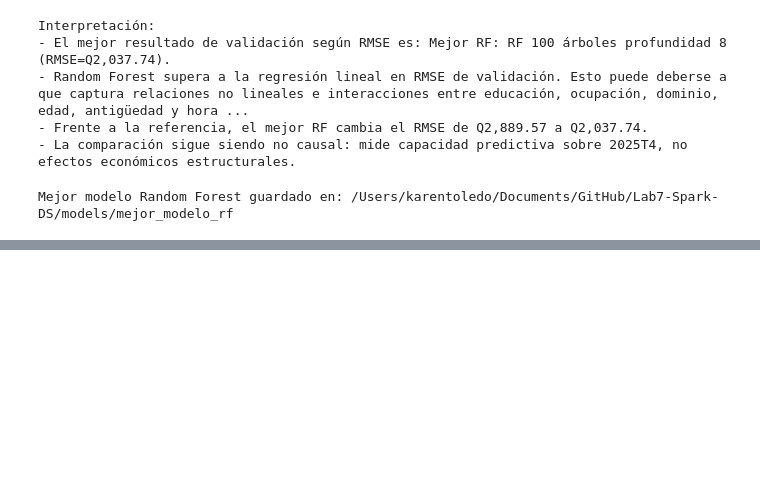
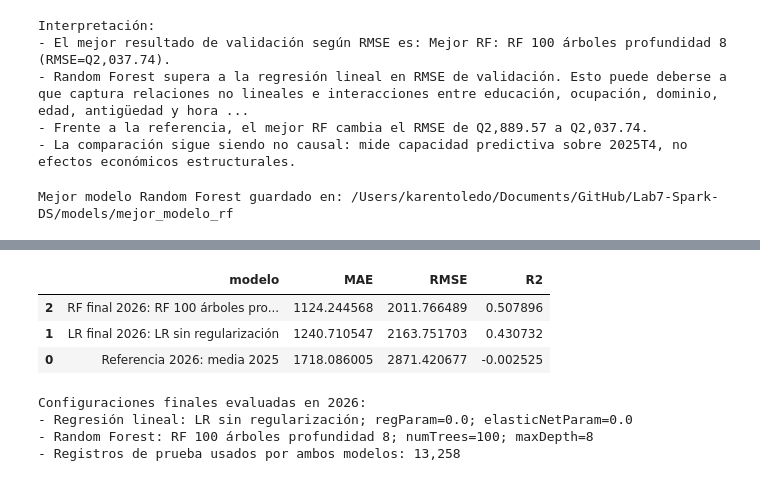
Before and after one commit to C3AC/Lab7-Spark-DS, a Jupyter notebook: notebooks/Laboratorio_7_Spark_MLlib.ipynb, the cells around one changed output, grey strips where cells are left out. Cells and saved outputs as stored; diff of their text form; code cells hidden in the pictures; blank space fills up the shorter version.

Commit message:
7. Entrenamiento final y evaluación en 2026

```diff
--- a/notebooks/Laboratorio_7_Spark_MLlib.ipynb
+++ b/notebooks/Laboratorio_7_Spark_MLlib.ipynb
@@ -1200,0 +1209,16 @@ Mejor modelo Random Forest guardado en: /Users/karentoledo/Documents/GitHub/Lab7
+# %%
+cols_modelo_final = [TARGET] + PREDICTORES_NUM + PREDICTORES_CAT + ["periodo_archivo"]
+
+df_train_final_2025 = (df_2025_analitico
+                       .select(*cols_modelo_final)
+                       .na.drop(subset=[TARGET] + PREDICTORES_NUM)
+                       .persist())
+df_test_2026 = (df_2026_analitico
+                .select(*cols_modelo_final)
+                .na.drop(subset=[TARGET] + PREDICTORES_NUM)
+                .persist())
+
+n_train_final = df_train_final_2025.count()
+n_test_2026 = df_test_2026.count()
+print(f"Registros entrenamiento final 2025: {n_train_final:,}")
+print(f"Registros prueba final 2026T1: {n_test_2026:,}")
@@ -1200,0 +1228,6 @@ Mejor modelo Random Forest guardado en: /Users/karentoledo/Documents/GitHub/Lab7
+# %%
+# Modelo de referencia final: predice la media salarial de todo 2025 analítico.
+salario_medio_final_2025 = df_train_final_2025.agg(F.mean(TARGET).alias("media")).first()["media"]
+pred_ref_2026 = df_test_2026.withColumn("prediction", F.lit(float(salario_medio_final_2025)))
+metricas_ref_2026 = evaluar_regresion(pred_ref_2026, "Referencia 2026: media 2025")
+metricas_ref_2026
@@ -1200,0 +1243,34 @@ Mejor modelo Random Forest guardado en: /Users/karentoledo/Documents/GitHub/Lab7
+# %%
+pipeline_lr_final = construir_pipeline_lr(
+    reg_param=float(mejor_cfg_lr["regParam"]),
+    elastic_net_param=float(mejor_cfg_lr["elasticNetParam"]),
+)
+modelo_lr_final_2025 = pipeline_lr_final.fit(df_train_final_2025)
+pred_lr_2026 = modelo_lr_final_2025.transform(df_test_2026).persist()
+metricas_lr_2026 = evaluar_regresion(pred_lr_2026, f"LR final 2026: {MEJOR_LR_NOMBRE}")
+
+pipeline_rf_final = construir_pipeline_rf(
+    num_trees=int(mejor_cfg_rf["numTrees"]),
+    max_depth=int(mejor_cfg_rf["maxDepth"]),
+)
+modelo_rf_final_2025 = pipeline_rf_final.fit(df_train_final_2025)
+pred_rf_2026 = modelo_rf_final_2025.transform(df_test_2026).persist()
+metricas_rf_2026 = evaluar_regresion(pred_rf_2026, f"RF final 2026: {MEJOR_RF_NOMBRE}")
+
+resumen_2026 = pd.DataFrame([metricas_ref_2026, metricas_lr_2026, metricas_rf_2026]).sort_values("RMSE")
+resumen_2026
+# %% [output]
+|  | modelo | MAE | RMSE | R2 |
+| 2 | RF final 2026: RF 100 árboles pro... | 1124.244568 | 2011.766489 | 0.507896 |
+| 1 | LR final 2026: LR sin regularización | 1240.710547 | 2163.751703 | 0.430732 |
+| 0 | Referencia 2026: media 2025 | 1718.086005 | 2871.420677 | -0.002525 |
+# %%
+print("Configuraciones finales evaluadas en 2026:")
+print(f"- Regresión lineal: {MEJOR_LR_NOMBRE}; regParam={float(mejor_cfg_lr['regParam'])}; elasticNetParam={float(mejor_cfg_lr['elasticNetParam'])}")
+print(f"- Random Forest: {MEJOR_RF_NOMBRE}; numTrees={int(mejor_cfg_rf['numTrees'])}; maxDepth={int(mejor_cfg_rf['maxDepth'])}")
+print(f"- Registros de prueba usados por ambos modelos: {n_test_2026:,}")
+# %% [output]
+Configuraciones finales evaluadas en 2026:
+- Regresión lineal: LR sin regularización; regParam=0.0; elasticNetParam=0.0
+- Random Forest: RF 100 árboles profundidad 8; numTrees=100; maxDepth=8
+- Registros de prueba usados por ambos modelos: 13,258
```
Also changed, not shown: parts of 9 cells of this notebook.
